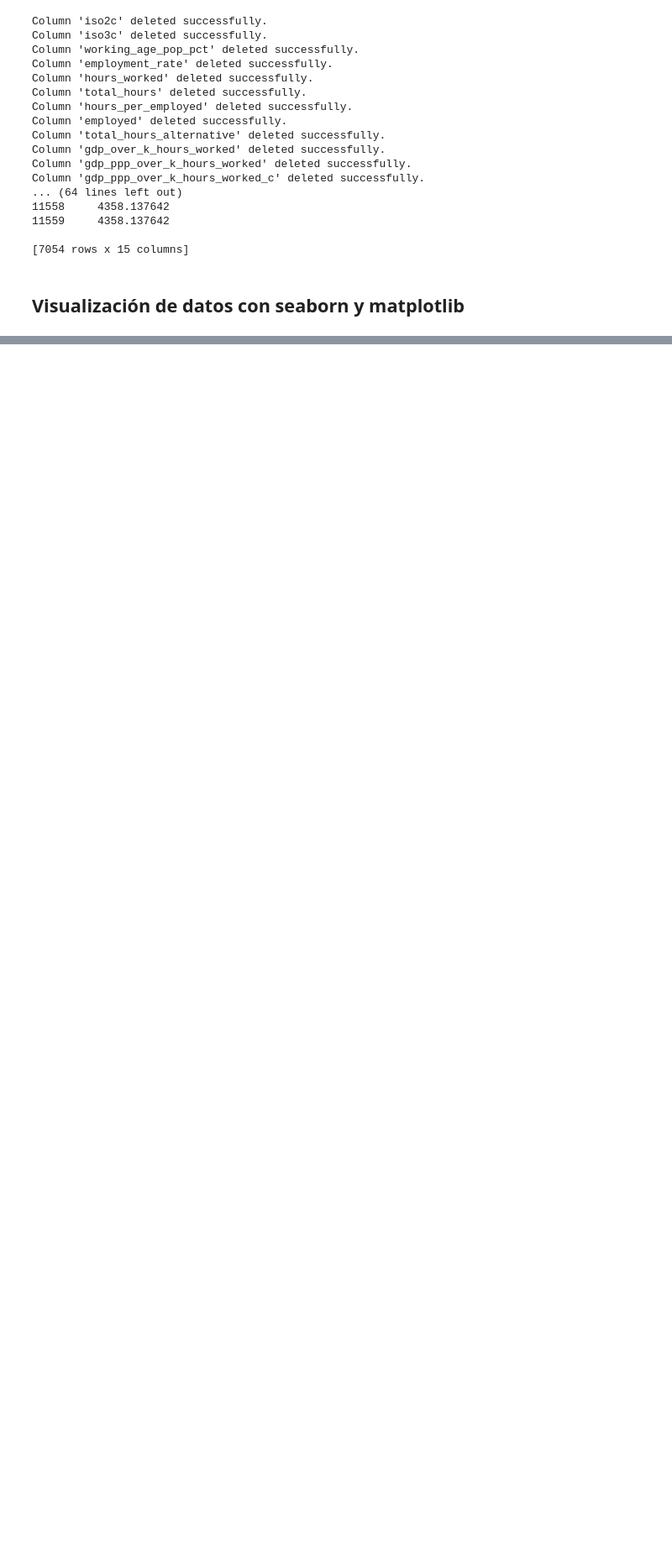
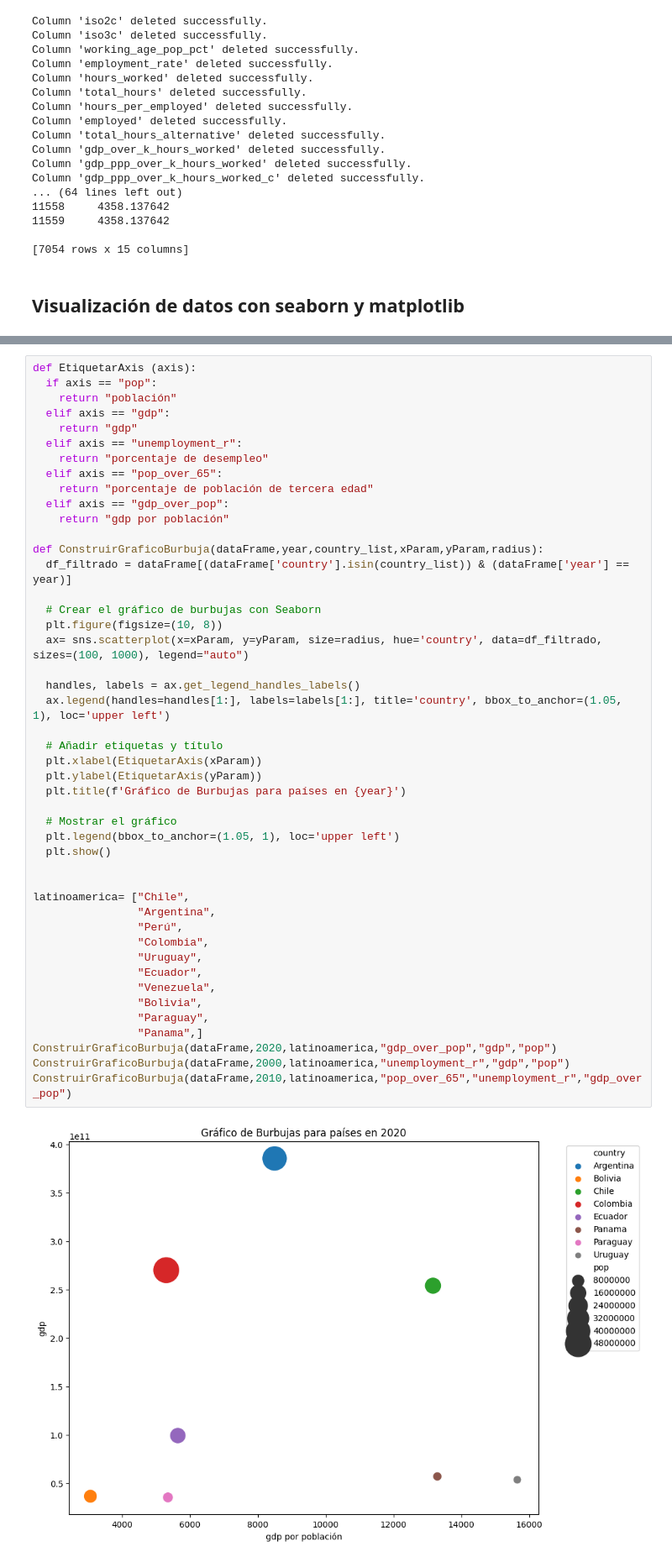
Before and after one commit to Tatoloops/PublicRepository, a Jupyter notebook: Python/Taller3.ipynb, the cells around one changed output, grey strips where cells are left out. Shown at 84% size. Cells and saved outputs as stored; diff of their text form; blank space fills up the shorter version.

```diff
--- a/Python/Taller3.ipynb
+++ b/Python/Taller3.ipynb
@@ -150,0 +178,48 @@ data_comparison(dataFrame, 2000, 2022, ['Peru', 'Argentina','Chile'], 'unemploym
+# %%
+def EtiquetarAxis (axis):
+  if axis == "pop":
+    return "población"
+  elif axis == "gdp":
+    return "gdp"
+  elif axis == "unemployment_r":
+    return "porcentaje de desempleo"
+  elif axis == "pop_over_65":
+    return "porcentaje de población de tercera edad"
+  elif axis == "gdp_over_pop":
+    return "gdp por población"
+
+def ConstruirGraficoBurbuja(dataFrame,year,country_list,xParam,yParam,radius):
+  df_filtrado = dataFrame[(dataFrame['country'].isin(country_list)) & (dataFrame['year'] == year)]
+
+  # Crear el gráfico de burbujas con Seaborn
+  plt.figure(figsize=(10, 8))
+  ax= sns.scatterplot(x=xParam, y=yParam, size=radius, hue='country', data=df_filtrado, sizes=(100, 1000), legend="auto")
+
+  handles, labels = ax.get_legend_handles_labels()
+  ax.legend(handles=handles[1:], labels=labels[1:], title='country', bbox_to_anchor=(1.05, 1), loc='upper left')
+
+  # Añadir etiquetas y título
+  plt.xlabel(EtiquetarAxis(xParam))
+  plt.ylabel(EtiquetarAxis(yParam))
+  plt.title(f'Gráfico de Burbujas para países en {year}')
+
+  # Mostrar el gráfico
+  plt.legend(bbox_to_anchor=(1.05, 1), loc='upper left')
+  plt.show()
+
+
+latinoamerica= ["Chile",
+                "Argentina",
+                "Perú",
+                "Colombia",
+                "Uruguay",
+                "Ecuador",
+                "Venezuela",
+                "Bolivia",
+                "Paraguay",
+                "Panama",]
+ConstruirGraficoBurbuja(dataFrame,2020,latinoamerica,"gdp_over_pop","gdp","pop")
+ConstruirGraficoBurbuja(dataFrame,2000,latinoamerica,"unemployment_r","gdp","pop")
+ConstruirGraficoBurbuja(dataFrame,2010,latinoamerica,"pop_over_65","unemployment_r","gdp_over_pop")
+# %% [output]
+[figure, added]
```
Also changed, not shown: parts of 11 cells of this notebook.
